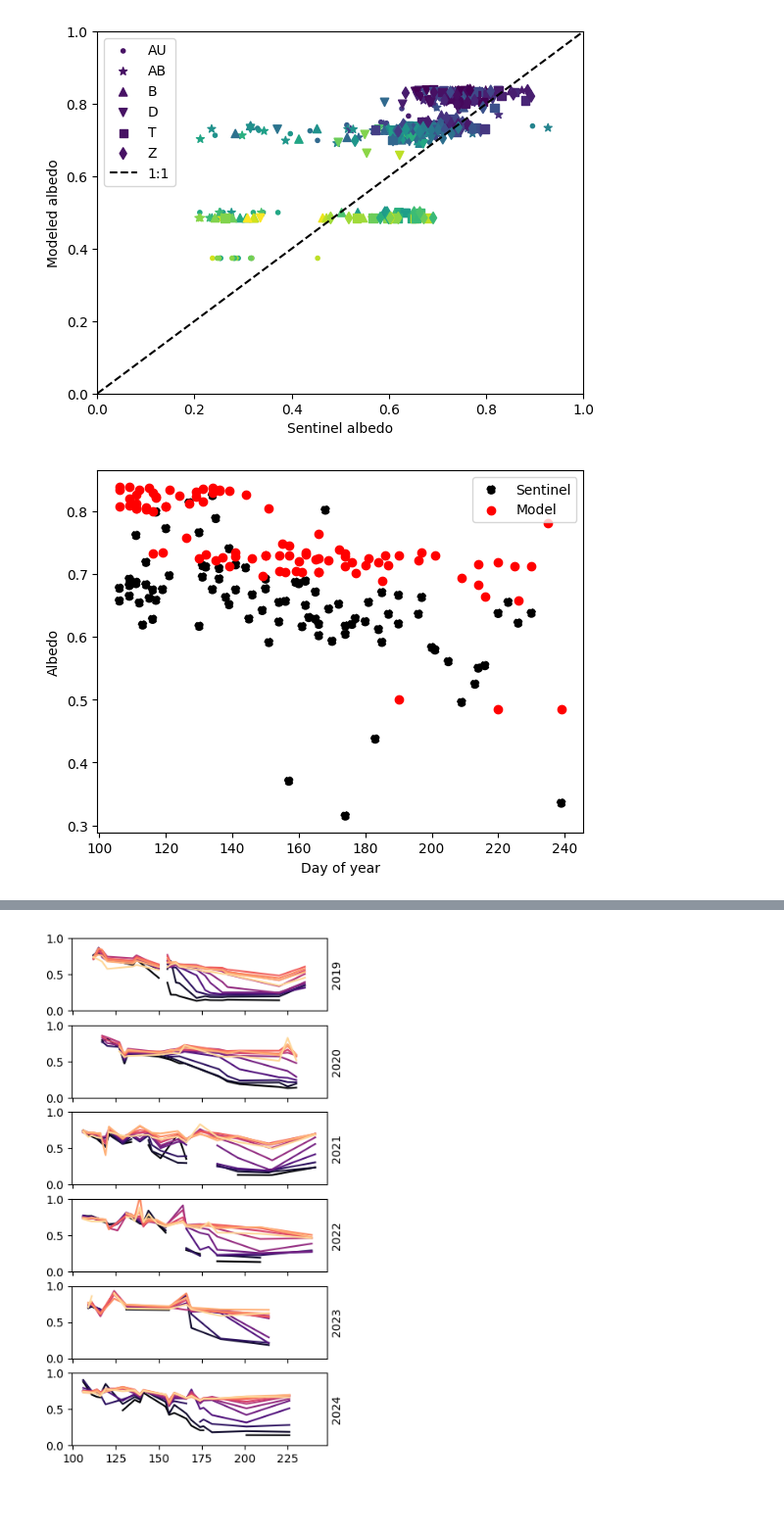
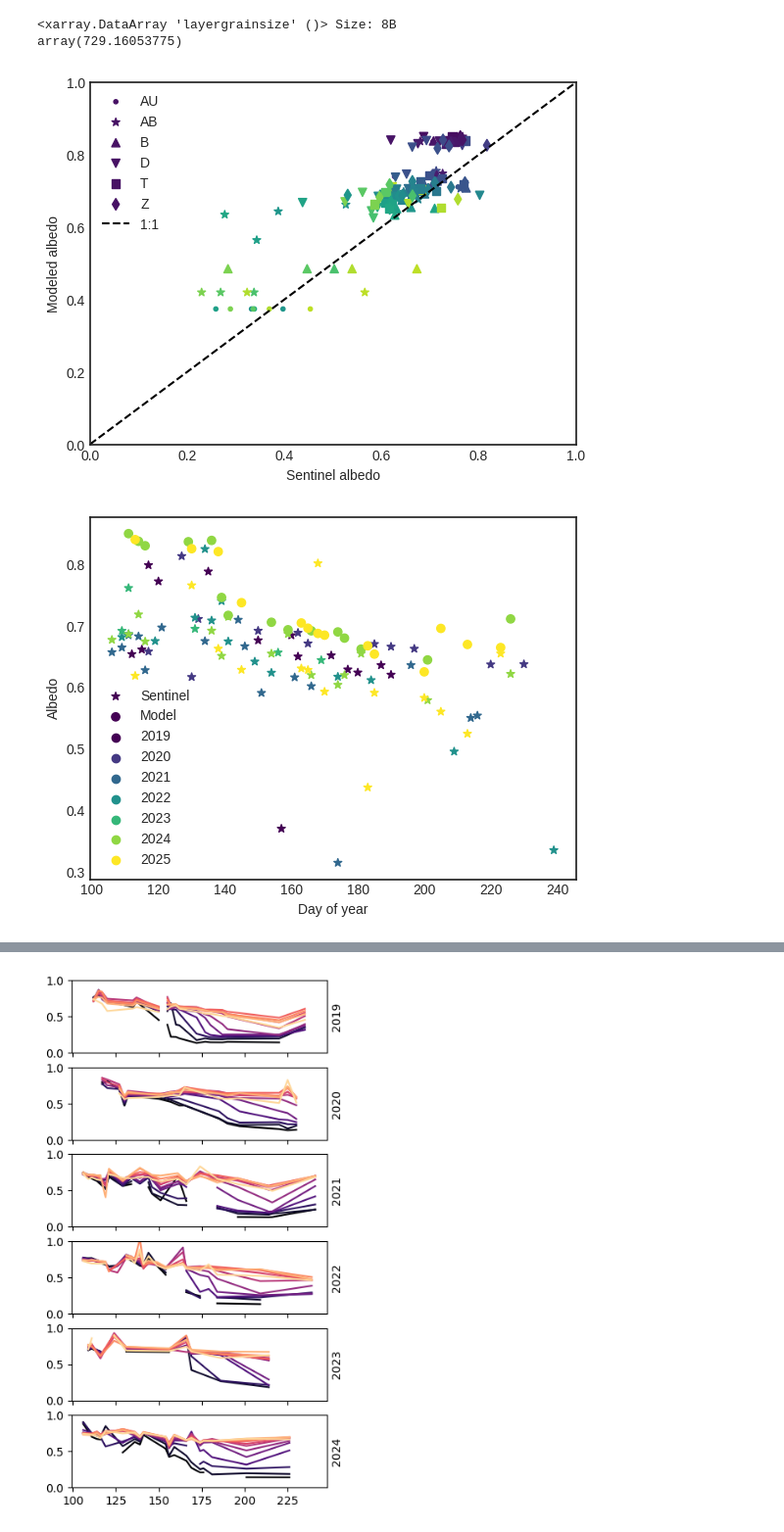
Before and after one commit to clairevwilson/PEBSI, a Jupyter notebook: compare_rs_albedo.ipynb, the cells around one changed output, grey strips where cells are left out. Shown at 98% size. Drawn from its saved outputs; the diff is of its cells as text; code cells hidden in the pictures; blank space fills up the shorter version.

Commit message:
plotting

```diff
--- a/compare_rs_albedo.ipynb
+++ b/compare_rs_albedo.ipynb
@@ -44,3 +29,10 @@ plt.plot(ds.time, ds.albedo)
+# %%
+ds = xr.open_dataset('../Output/gulkanaB_2025_12_04_1.nc')
+snow_grains = ds['layergrainsize'].where(ds['layertype'] == 0)
+print(snow_grains.max())
+# %% [output]
+<xarray.DataArray 'layergrainsize' ()> Size: 8B
+array(729.16053775)
 # %%
 albedo_fp = '/trace/group/rounce/cvwilson/gulkana_albedo/albedo/'
 mask_fp = '/trace/group/rounce/cvwilson/gulkana_masks/masks/'
@@ -53,11 +45,11 @@ sites = ['AU','AB','B','D','T','Z']
 df = pd.DataFrame({f'albedo_rs_{site}':[] for site in sites}, index=[])
 
 albedo_files = os.listdir(albedo_fp)
-masks = os.listdir(mask_fp)
-for fmask, falbedo in zip(masks, albedo_files):
-    with rasterio.open(albedo_fp + falbedo) as albedo, rasterio.open(mask_fp + fmask) as mask:
+mask_files = os.listdir(mask_fp)
+for fmask, falbedo in zip(mask_files, albedo_files):
+    with rasterio.open(albedo_fp + falbedo) as albedo_ds, rasterio.open(mask_fp + fmask) as mask_ds:
         src_crs = "EPSG:4326"
-        dst_crs = albedo.crs
+        dst_crs = albedo_ds.crs
         date = pd.to_datetime(falbedo[:8])
 
         for site in sites:
@@ -66,59 +58,64 @@ for fmask, falbedo in zip(masks, albedo_files):
             x, y = transform(src_crs, dst_crs, [lon], [lat])
 
             # Convert map coords to row/col
-            row, col = albedo.index(x[0], y[0])
+            row, col = albedo_ds.index(x[0], y[0])
 
             # Read pixel values
-            albedo_val = albedo.read(1)[row, col]
-            cloud_val = bool(mask.read(1)[row, col])
+            albedo_val = albedo_ds.read(1)[row, col]
+            no_clouds = bool(mask_ds.read(1)[row, col])
+            # 1 = clear (True), 0 = cloudy (False)
 
             # Apply cloud mask logic
-            if cloud_val:
+            if no_clouds:
                 df.loc[date, f'albedo_rs_{site}'] = albedo_val
 # %%
-# fn ='/trace/group/rounce/cvwilson/Output/gulkanaSITE_2025_11_21_base_long_0.nc'
-fn = '/trace/group/rounce/cvwilson/Output/08_01_SITE_0/grid_08_01_set67_run0_0.nc'
-
+fn ='/trace/group/rounce/cvwilson/Output/gulkanaSITE_2025_12_05_base_short_0.nc'
+# fn = '/trace/group/rounce/cvwilson/Output/08_01_SITE_0/grid_08_01_set67_run0_0.nc'
 # df = df.loc[slice('2024-01-01','2024-10-01')]
 
 cmap = plt.colormaps.get_cmap('viridis')
 norm = mpl.colors.Normalize(vmin=np.min(df.index.day_of_year), vmax=np.max(df.index.day_of_year))
 markers = ['.','*','^','v','s','d']
 
-for site in ['AU','B','D']:
+sites = sites
+for site in sites:
     ds = xr.open_dataset(fn.replace('SITE', site))
     list_modeled = []
     colors = []
     for date in df.index:
         colors.append(cmap(norm(date.day_of_year)))
         if date in ds.time.values:
             albedo_mod = ds.albedo.sel(time=date).values
             list_modeled.append(albedo_mod)
         else:
             list_modeled.append(np.nan)
 
     df[f'albedo_mod_{site}'] = list_modeled
 
 fig, ax = plt.subplots()
 for si, site in enumerate(sites):
     ax.scatter(df[f'albedo_rs_{site}'], df[f'albedo_mod_{site}'], color=colors, marker=markers[si], label=site)
 ax.plot([0, 1], [0, 1], linestyle='--', color='k', label='1:1')
 ax.legend()
 ax.set_xlim(0, 1)
 ax.set_ylim(0, 1)
 ax.set_xlabel('Sentinel albedo')
 ax.set_ylabel('Modeled albedo')
 plt.show()
 
 fig, ax = plt.subplots()
+cmap = plt.colormaps.get_cmap('viridis')
+norm = mpl.colors.Normalize(vmin=np.min(df.index.year), vmax=np.max(df.index.year))
 for site in ['D']:
-    ax.scatter(df.index.day_of_year, df[f'albedo_rs_{site}'], color='k', linestyle='--', label='Sentinel')
-    ax.scatter(df.index.day_of_year, df[f'albedo_mod_{site}'], color='r', label='Model')
+    ax.scatter(df.index.day_of_year, df[f'albedo_rs_{site}'], color=cmap(norm(df.index.year)), marker='*', label='Sentinel')
+    ax.scatter(df.index.day_of_year, df[f'albedo_mod_{site}'], color=cmap(norm(df.index.year)), label='Model')
+for year in np.unique(df.index.year):
+    ax.scatter(np.nan, np.nan, color=cmap(norm(year)), label=str(year))
 ax.set_ylabel('Albedo')
 # ax.set_xlim(df.index[0], df.index[-1])
 ax.set_xlabel('Day of year')
 ax.legend()
 plt.show()
 # %% [output]
-[figure, old version]
+[figure, new version]
-[figure, old version]
+[figure, new version]
```
Also changed, not shown: parts of 8 cells of this notebook.
